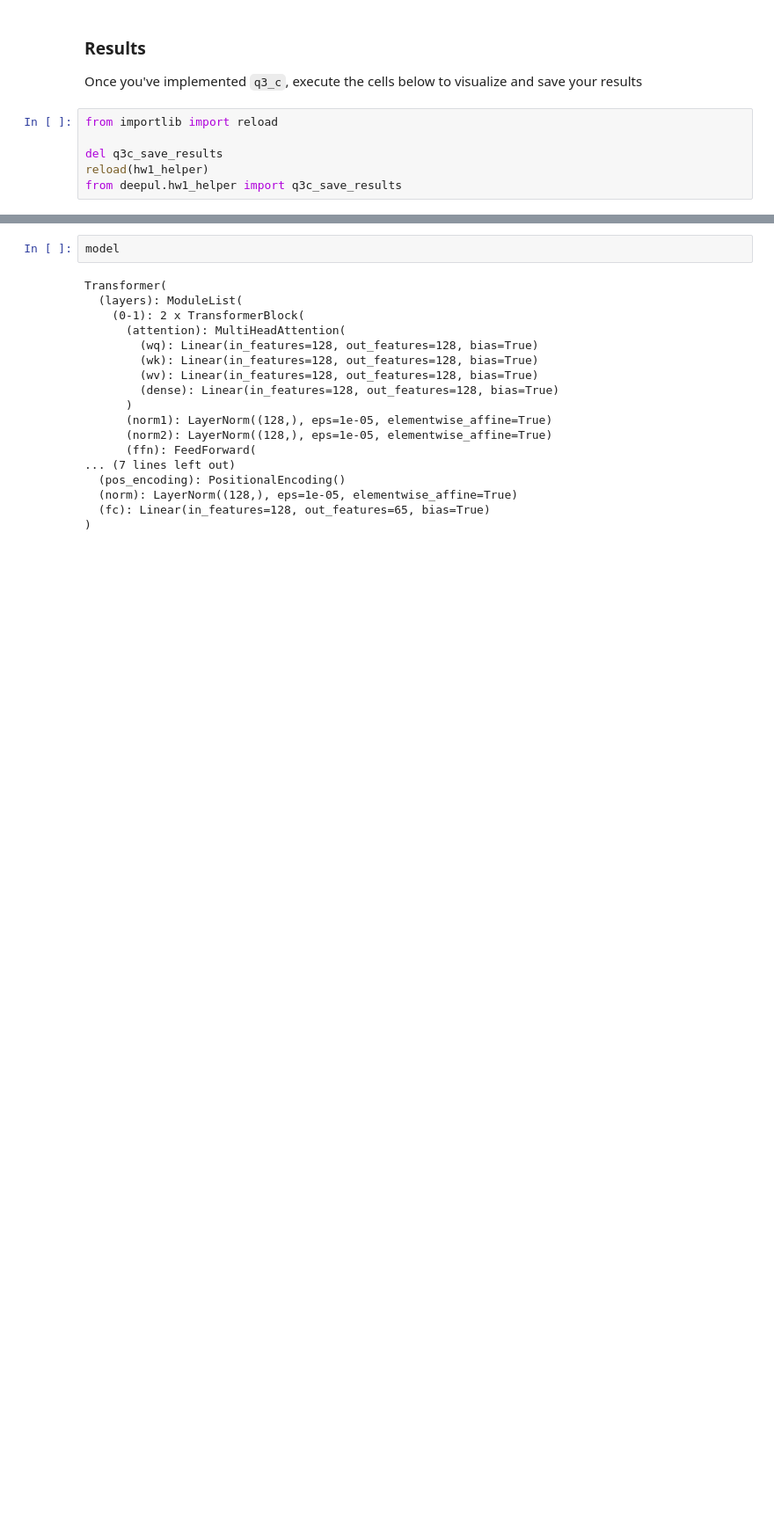
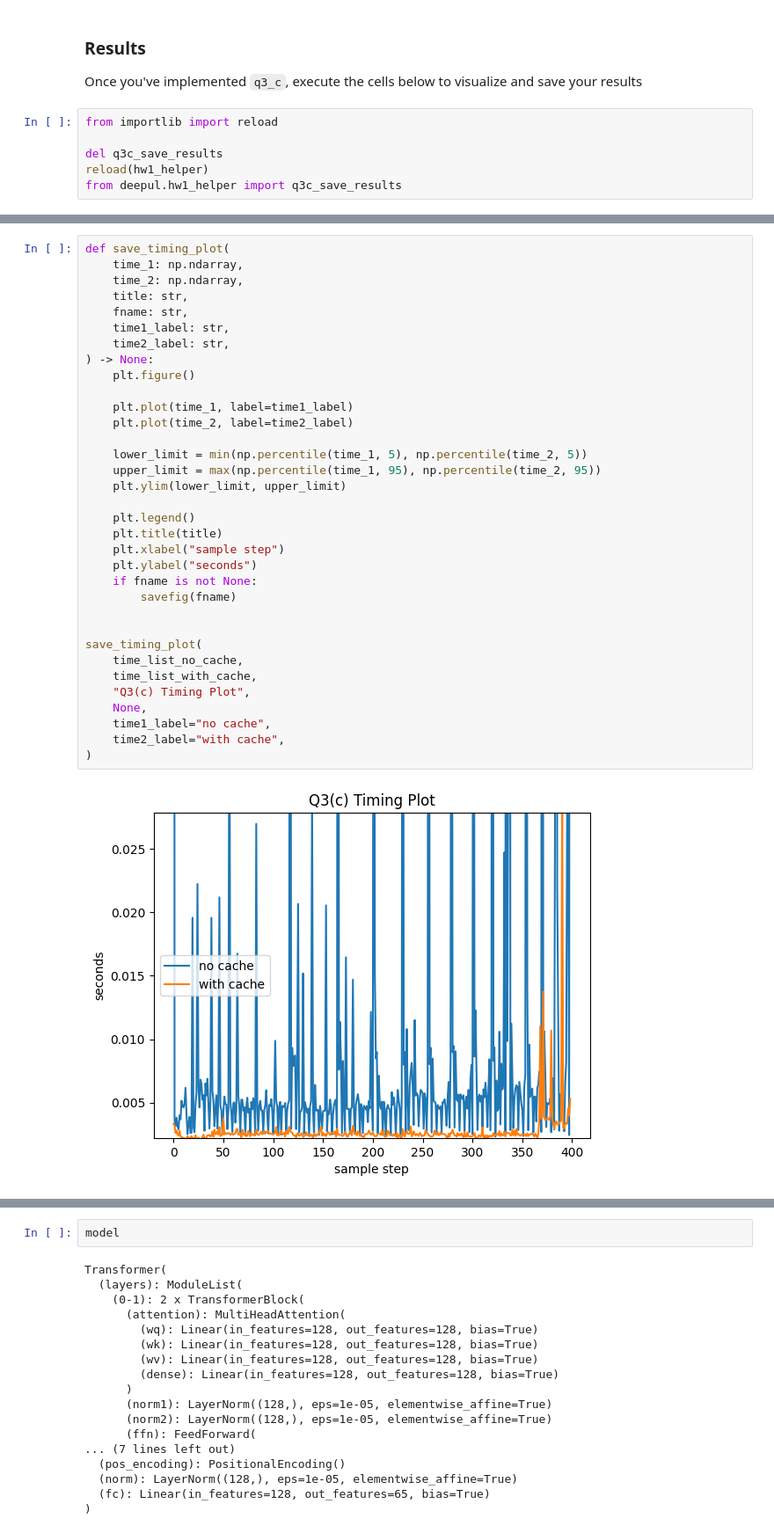
Before and after one commit to ebronstein/deepul, a Jupyter notebook: homeworks/hw1/hw1_my_sols.ipynb, the cells around one changed output, grey strips where cells are left out. Shown at 88% size. Saved outputs shown, nothing was run; the diff lists cells and outputs as text; blank space fills up the shorter version.

```diff
--- a/homeworks/hw1/hw1_my_sols.ipynb
+++ b/homeworks/hw1/hw1_my_sols.ipynb
@@ -1613,2 +1676,38 @@ Clipping input data to the valid range for imshow with RGB data ([0..1] for floa
+# %%
+def save_timing_plot(
+    time_1: np.ndarray,
+    time_2: np.ndarray,
+    title: str,
+    fname: str,
+    time1_label: str,
+    time2_label: str,
+) -> None:
+    plt.figure()
+
+    plt.plot(time_1, label=time1_label)
+    plt.plot(time_2, label=time2_label)
+
+    lower_limit = min(np.percentile(time_1, 5), np.percentile(time_2, 5))
+    upper_limit = max(np.percentile(time_1, 95), np.percentile(time_2, 95))
+    plt.ylim(lower_limit, upper_limit)
+
+    plt.legend()
+    plt.title(title)
+    plt.xlabel("sample step")
+    plt.ylabel("seconds")
+    if fname is not None:
+        savefig(fname)
+
+
+save_timing_plot(
+    time_list_no_cache,
+    time_list_with_cache,
+    "Q3(c) Timing Plot",
+    None,
+    time1_label="no cache",
+    time2_label="with cache",
+)
+# %% [output]
+[figure, added]
 # %%
 q3c_save_results(2, q3_c, model)
```
Also changed, not shown: parts of 36 cells of this notebook.
